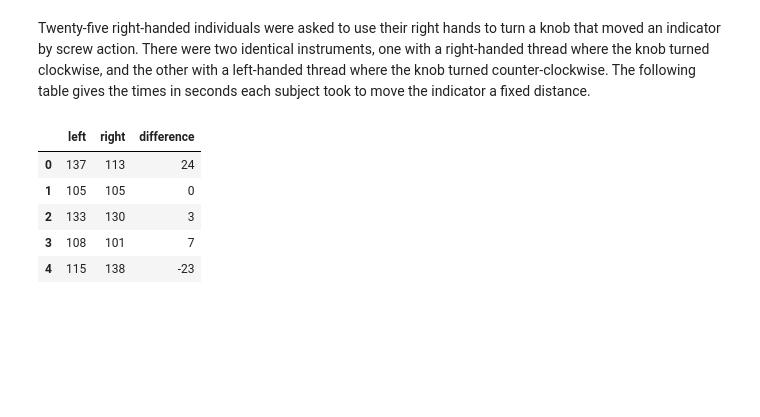
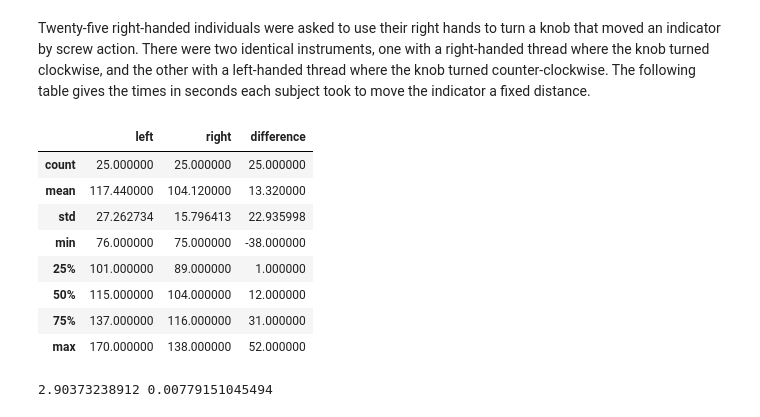
Before and after one commit to doolingdavid/ThinkStats2, a Jupyter notebook: code/thoroughnotes.ipynb, the cells around one changed output. Cells and saved outputs as stored; diff of their text form; code cells hidden in the pictures; blank space fills up the shorter version.

```diff
--- a/code/thoroughnotes.ipynb
+++ b/code/thoroughnotes.ipynb
@@ -765,11 +765,20 @@ dfthread = pd.DataFrame({'right': right_thread,
 
 dfthread['difference'] = dfthread.left - dfthread.right
 # %%
-dfthread.head()
+dfthread.describe()
 # %% [output]
 |  | left | right | difference |
-| 0 | 137 | 113 | 24 |
-| 1 | 105 | 105 | 0 |
-| 2 | 133 | 130 | 3 |
-| 3 | 108 | 101 | 7 |
-| 4 | 115 | 138 | -23 |
+| count | 25.000000 | 25.000000 | 25.000000 |
+| mean | 117.440000 | 104.120000 | 13.320000 |
+| std | 27.262734 | 15.796413 | 22.935998 |
+| min | 76.000000 | 75.000000 | -38.000000 |
+| 25% | 101.000000 | 89.000000 | 1.000000 |
+| 50% | 115.000000 | 104.000000 | 12.000000 |
+| 75% | 137.000000 | 116.000000 | 31.000000 |
+| max | 170.000000 | 138.000000 | 52.000000 |
+# %%
+from scipy.stats import ttest_1samp
+t_stat, p_value = ttest_1samp(dfthread.difference.as_matrix(),popmean=0)
+print(t_stat, p_value)
+# %% [output]
+2.90373238912 0.00779151045494
```
Also changed, not shown: parts of 3 cells of this notebook.
